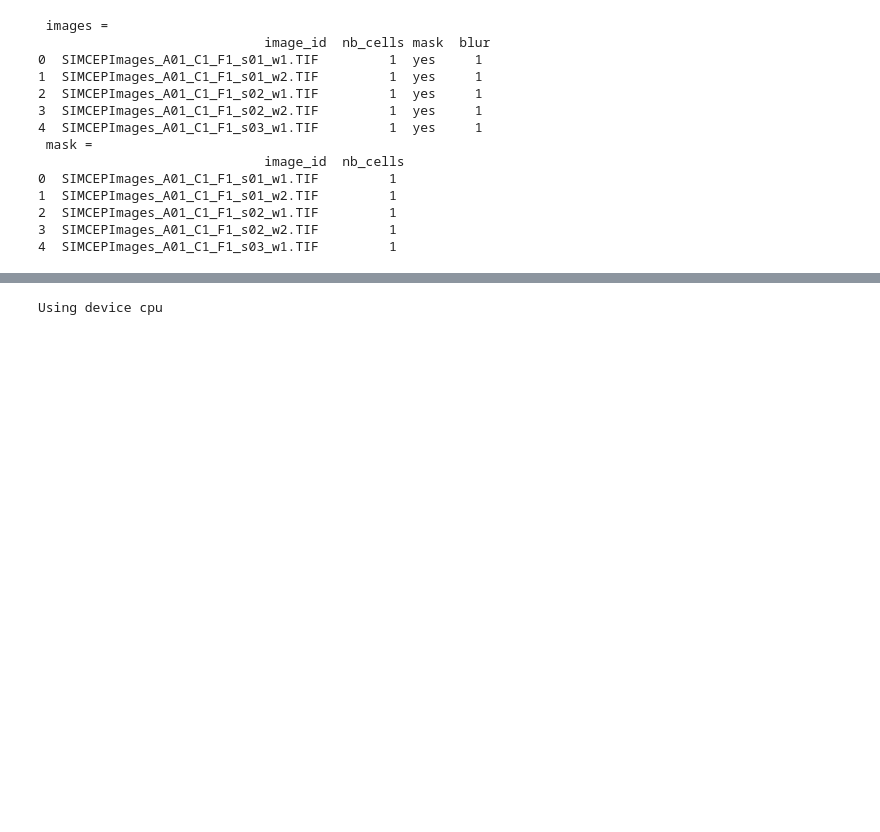
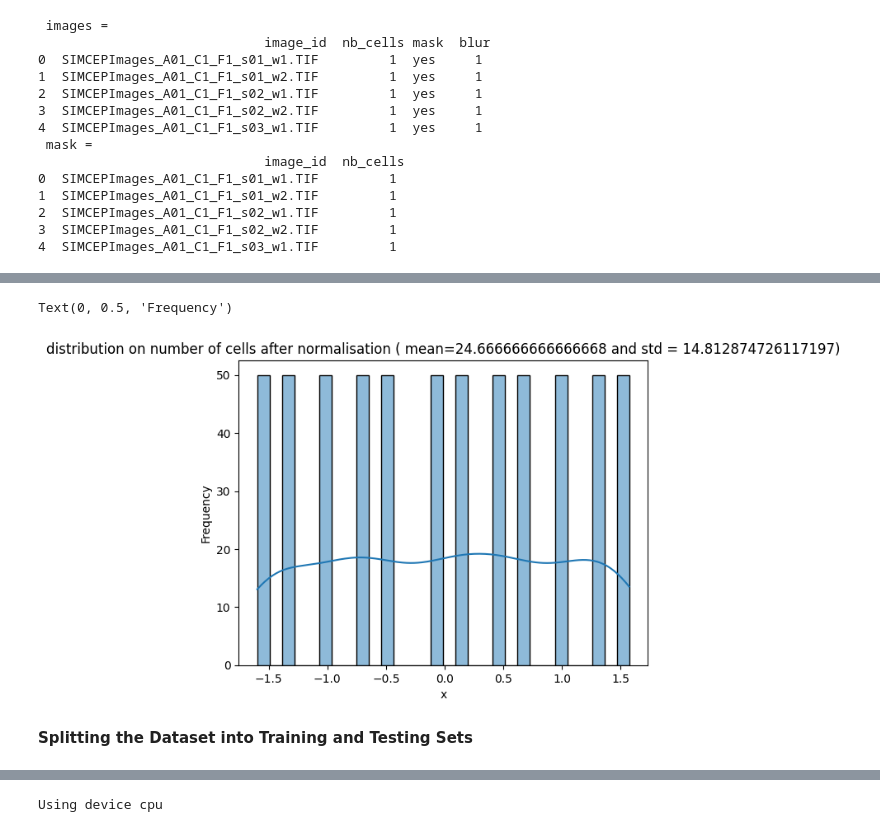
Before and after one commit to Faberra57/cobalt, a Jupyter notebook: CNN/cnn_kaggle_only.ipynb, the cells around one changed output, grey strips where cells are left out. Saved outputs shown, nothing was run; the diff lists cells and outputs as text; code cells hidden in the pictures; blank space fills up the shorter version.

```diff
--- a/CNN/cnn_kaggle_only.ipynb
+++ b/CNN/cnn_kaggle_only.ipynb
@@ -118,3 +161,15 @@ df['nb_cells'] = (df['nb_cells'] - df['nb_cells'].mean()) / df['nb_cells'].std()
+# %%
+
+
+sns.histplot(df['nb_cells'], bins=30, kde=True)  # Plot a histogram with a kernel density estimate (KDE)
+plt.title(f'distribution on number of cells after normalisation ( mean={mean_label} and std = {std_label})')  # Set the title of the plot
+plt.xlabel('x')  # Label the x-axis
+plt.ylabel('Frequency')  # Label the y-axis
+# %% [output]
+Text(0, 0.5, 'Frequency')
+[figure, added]
+# %% [markdown]
+**Splitting the Dataset into Training and Testing Sets**
 # %%
 # Set the fraction of data to be used for testing
 frac = 0.3  # 20% of the data will be used for the test set
```
Also changed, not shown: parts of 51 cells of this notebook, 5 other files.
